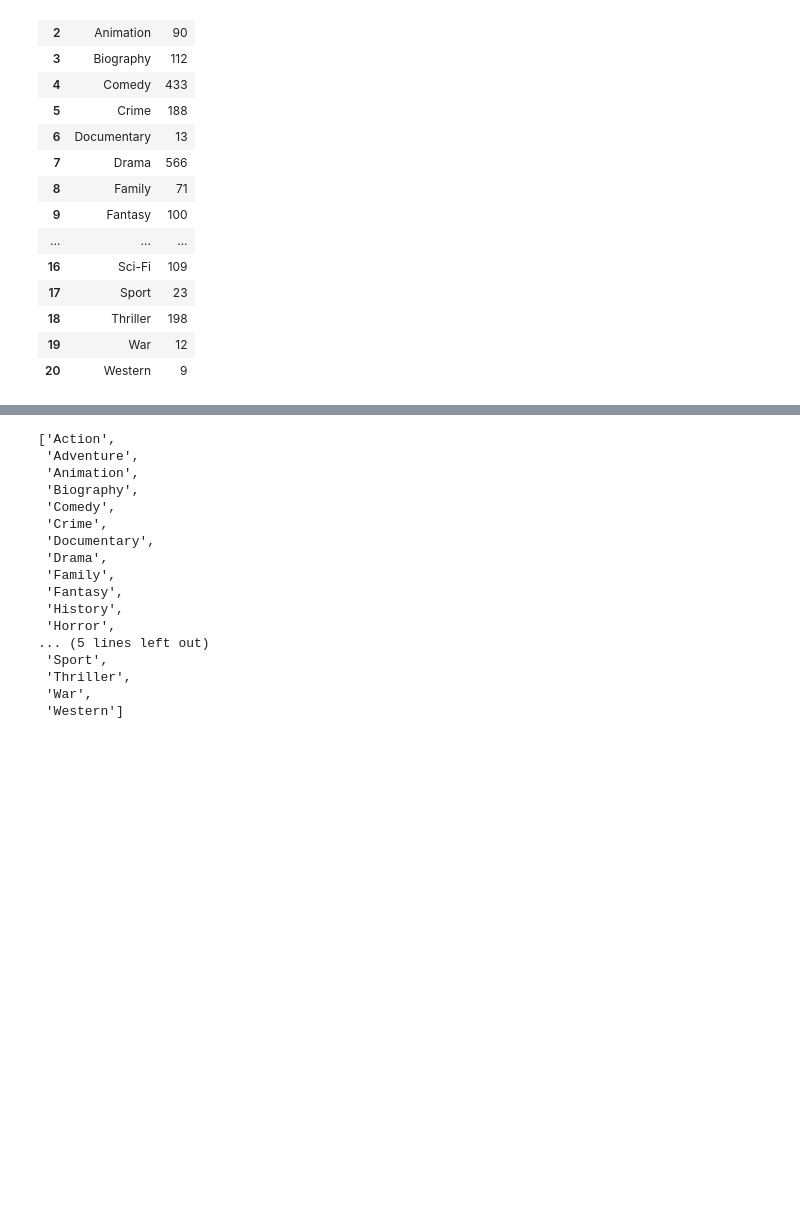
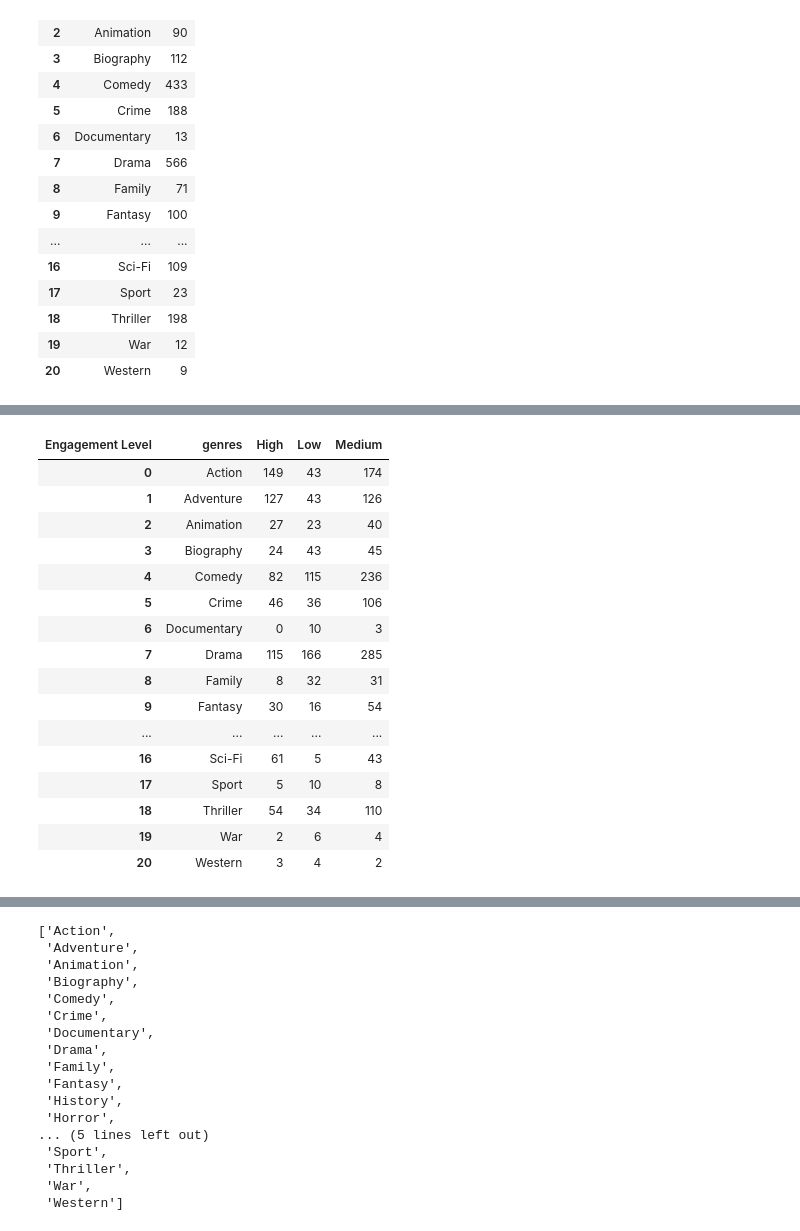
Before and after one commit to houleyemballo/AnalysisMovieData, a Jupyter notebook: Data Visualizations.ipynb, the cells around one changed output, grey strips where cells are left out. Cells and saved outputs as stored; diff of their text form; code cells hidden in the pictures; blank space fills up the shorter version.

```diff
--- a/Data Visualizations.ipynb
+++ b/Data Visualizations.ipynb
@@ -335,0 +374,21 @@ low_bar = sns.barplot(x="genres",  y=0, data=total, color='darkblue')
+# %%
+profit_genre_engagement.reset_index(inplace=True)
+profit_genre_engagement
+# %% [output]
+| Engagement Level | genres | High | Low | Medium |
+| 0 | Action | 149 | 43 | 174 |
+| 1 | Adventure | 127 | 43 | 126 |
+| 2 | Animation | 27 | 23 | 40 |
+| 3 | Biography | 24 | 43 | 45 |
+| 4 | Comedy | 82 | 115 | 236 |
+| 5 | Crime | 46 | 36 | 106 |
+| 6 | Documentary | 0 | 10 | 3 |
+| 7 | Drama | 115 | 166 | 285 |
+| 8 | Family | 8 | 32 | 31 |
+| 9 | Fantasy | 30 | 16 | 54 |
+| ... | ... | ... | ... | ... |
+| 16 | Sci-Fi | 61 | 5 | 43 |
+| 17 | Sport | 5 | 10 | 8 |
+| 18 | Thriller | 54 | 34 | 110 |
+| 19 | War | 2 | 6 | 4 |
+| 20 | Western | 3 | 4 | 2 |
```
Also changed, not shown: parts of 9 cells of this notebook.
